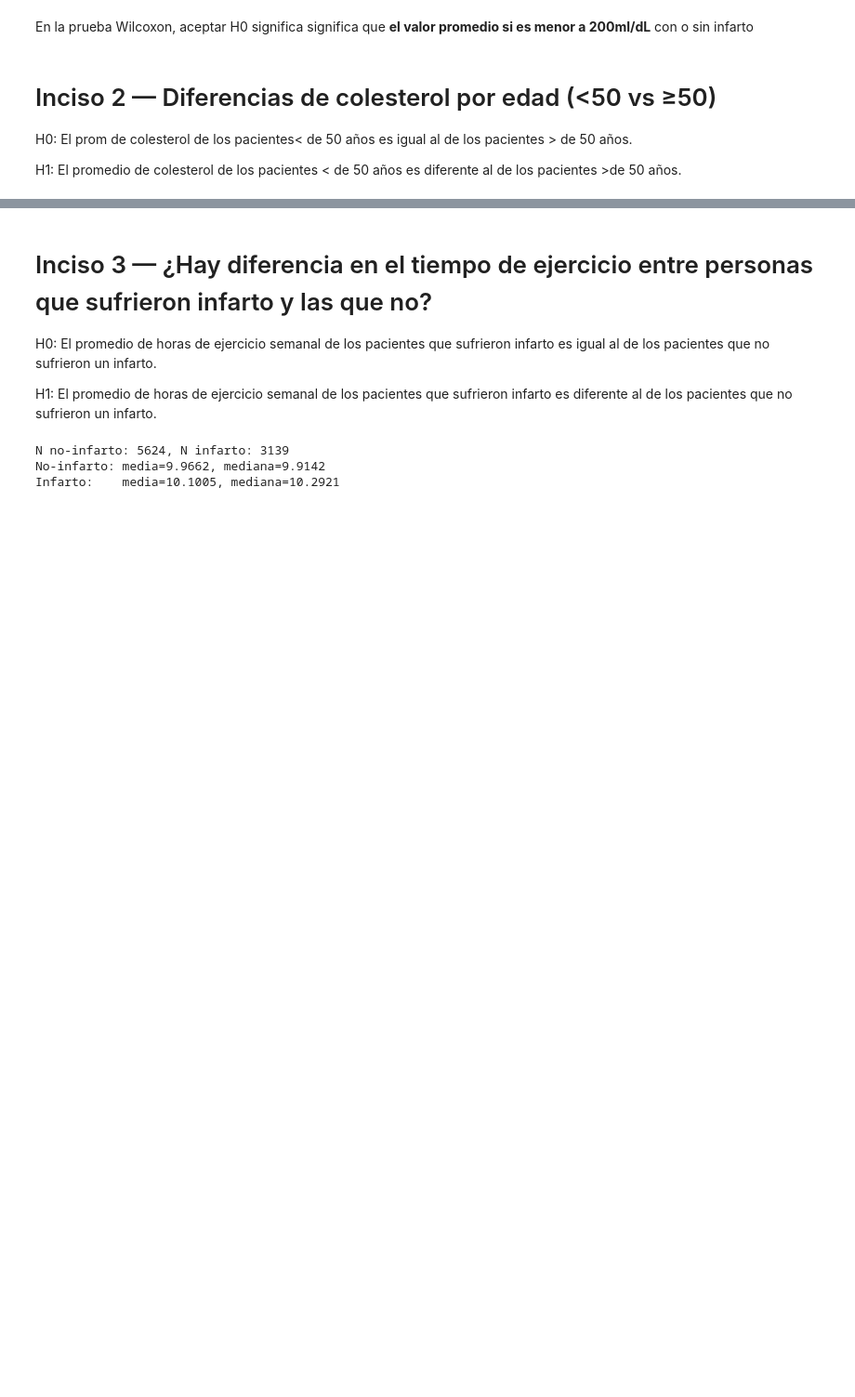
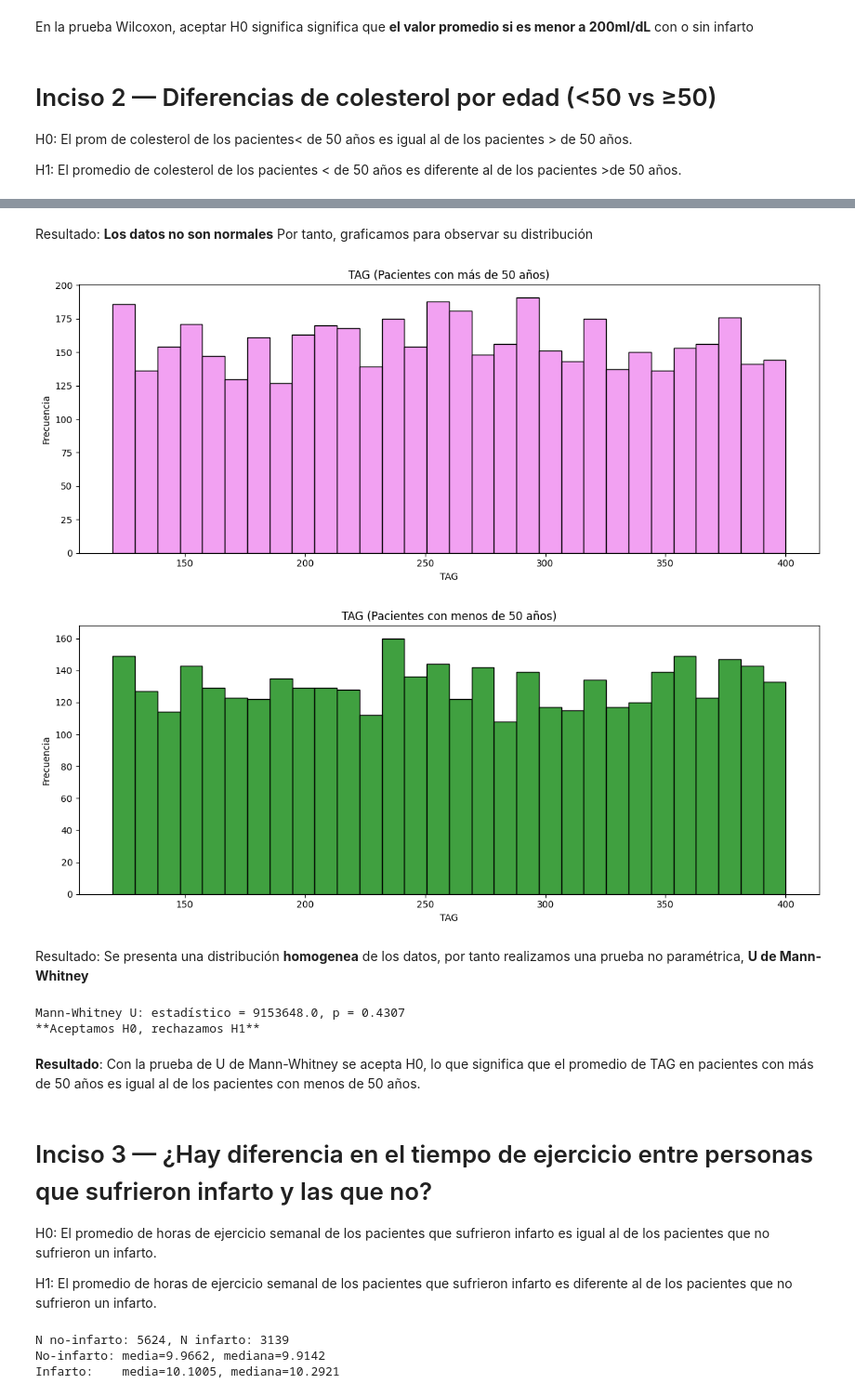
Before and after one commit to SofiaMarcano/Q2PYE, a Jupyter notebook: Q2.ipynb, the cells around one changed output, grey strips where cells are left out. Shown at 93% size. Cells and saved outputs as stored; diff of their text form; code cells hidden in the pictures; blank space fills up the shorter version.

```diff
--- a/Q2.ipynb
+++ b/Q2.ipynb
@@ -162,3 +156,8 @@ En la prueba Wilcoxon, aceptar H0 significa significa que **el valor promedio si
 H0: El prom de colesterol de los pacientes< de 50 años es igual al de los pacientes > de 50 años.
 
 H1: El promedio de colesterol de los pacientes < de 50 años es diferente al de los pacientes >de 50 años.
+# %%
+colmenor50 = df.loc[df["Age"] <50, "Cholesterol"].dropna()
+colmayor50 = df.loc[df["Age"] >50, "Cholesterol"].dropna()
+print("n= ", colmenor50.shape[0])
+print("n= ",colmayor50.shape[0])
@@ -165,3 +200,33 @@ H1: El promedio de colesterol de los pacientes < de 50 años es diferente al de
+# %% [markdown]
+Resultado: **Los datos no son normales** Por tanto, graficamos para observar su distribución
+# %%
+plt.figure(figsize=(12,5))
+sns.histplot(colmayor50, color="violet", bins=30)
+plt.title(f"TAG (Pacientes con más de 50 años)")
+plt.xlabel("TAG")
+plt.ylabel("Frecuencia")
+
+plt.tight_layout()
+plt.figure(figsize=(12,5))
+sns.histplot(colmenor50, color="green", bins=30)
+plt.title(f"TAG (Pacientes con menos de 50 años)")
+plt.xlabel("TAG")
+plt.ylabel("Frecuencia")
+
+plt.tight_layout()
+plt.show()
+# %% [output]
+[figure, added]
+[figure, added]
+# %% [markdown]
+Resultado: Se presenta una distribución **homogenea** de los datos, por tanto realizamos una prueba no paramétrica, **U de Mann-Whitney**
+# %%
+verificarValorP(U_Mann_W(colmayor50, colmenor50), alfa)
+# %% [output]
+Mann-Whitney U: estadístico = 9153648.0, p = 0.4307
+**Aceptamos H0, rechazamos H1**
+# %% [markdown]
+**Resultado**: Con la prueba de U de Mann-Whitney se acepta H0, lo que significa que el promedio de TAG en pacientes con más de 50 años es igual al de los pacientes con menos de 50 años.
 # %% [markdown]
 # Inciso 3 — ¿Hay diferencia en el tiempo de ejercicio entre personas que sufrieron infarto y las que no?
 H0: El promedio de horas de ejercicio semanal de los pacientes que sufrieron infarto es igual al de los pacientes que no sufrieron un infarto.
```
Also changed, not shown: parts of 7 cells of this notebook, 1 other file.
